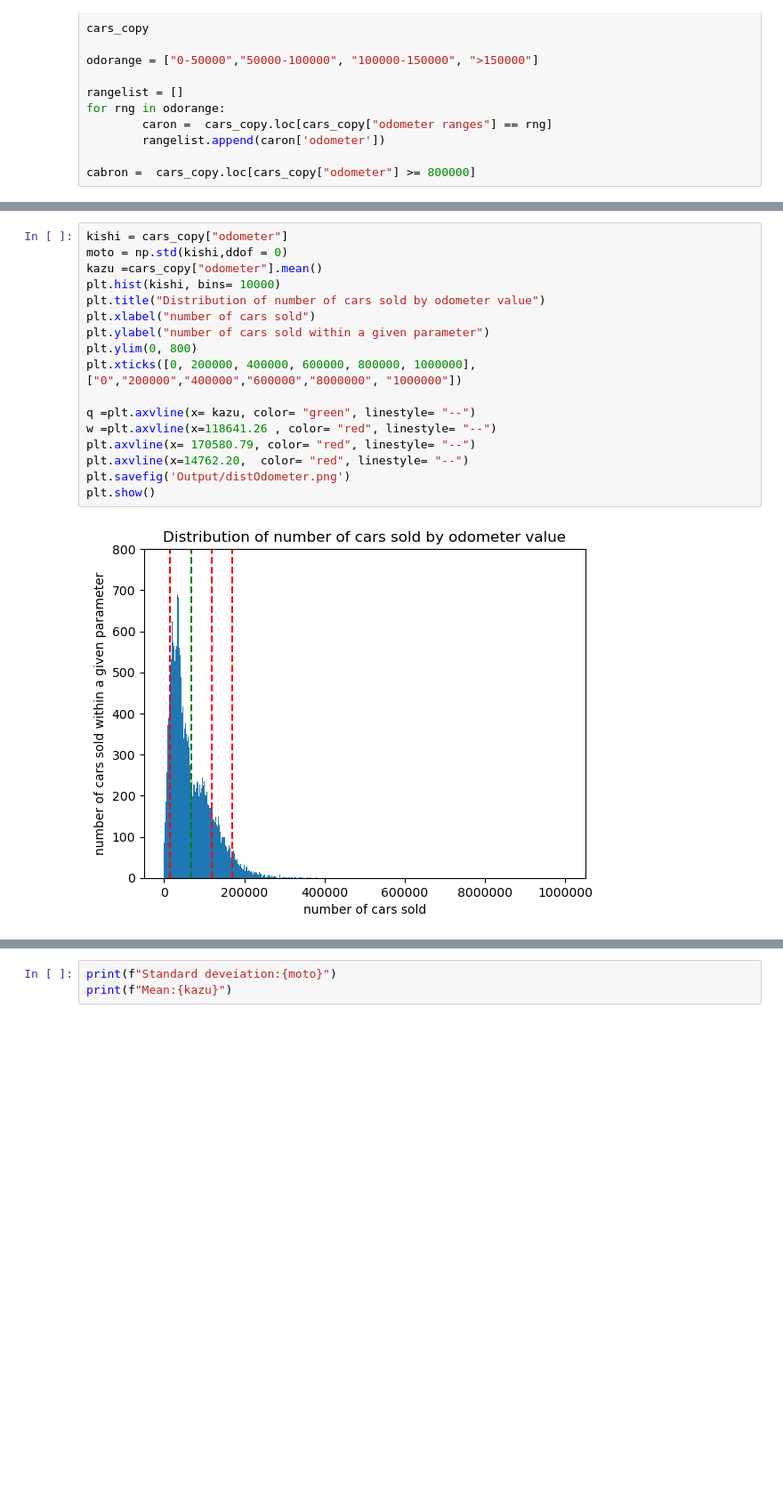
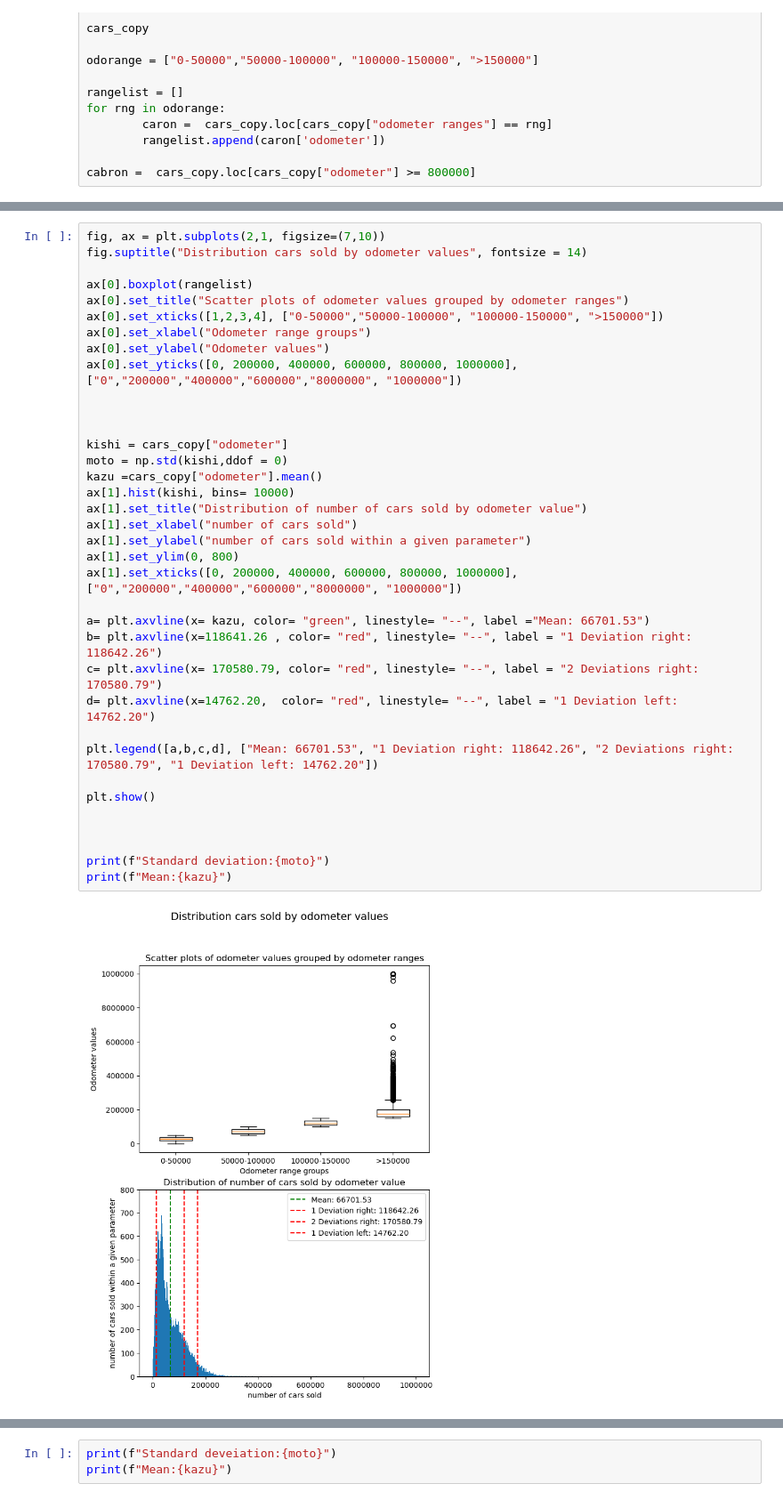
Before and after one commit to marsh52/project1, a Jupyter notebook: car_sales_analysis .ipynb, the cells around one changed output, grey strips where cells are left out. Shown: that part at 89% size. Saved outputs shown, nothing was run; the diff lists cells and outputs as text; blank space fills up the shorter version.

```diff
--- a/car_sales_analysis .ipynb
+++ b/car_sales_analysis .ipynb
@@ -283,19 +279,38 @@ plt.show()
 # %%
+fig, ax = plt.subplots(2,1, figsize=(7,10))
+fig.suptitle("Distribution cars sold by odometer values", fontsize = 14)
+
+ax[0].boxplot(rangelist)
+ax[0].set_title("Scatter plots of odometer values grouped by odometer ranges")
+ax[0].set_xticks([1,2,3,4], ["0-50000","50000-100000", "100000-150000", ">150000"])
+ax[0].set_xlabel("Odometer range groups")
+ax[0].set_ylabel("Odometer values")
+ax[0].set_yticks([0, 200000, 400000, 600000, 800000, 1000000],["0","200000","400000","600000","8000000", "1000000"])
+
+
+
 kishi = cars_copy["odometer"]
 moto = np.std(kishi,ddof = 0)
 kazu =cars_copy["odometer"].mean()
-plt.hist(kishi, bins= 10000)
-plt.title("Distribution of number of cars sold by odometer value")
-plt.xlabel("number of cars sold")
-plt.ylabel("number of cars sold within a given parameter")
-plt.ylim(0, 800)
-plt.xticks([0, 200000, 400000, 600000, 800000, 1000000],["0","200000","400000","600000","8000000", "1000000"])
+ax[1].hist(kishi, bins= 10000)
+ax[1].set_title("Distribution of number of cars sold by odometer value")
+ax[1].set_xlabel("number of cars sold")
+ax[1].set_ylabel("number of cars sold within a given parameter")
+ax[1].set_ylim(0, 800)
+ax[1].set_xticks([0, 200000, 400000, 600000, 800000, 1000000],["0","200000","400000","600000","8000000", "1000000"])
 
-q =plt.axvline(x= kazu, color= "green", linestyle= "--")
-w =plt.axvline(x=118641.26 , color= "red", linestyle= "--")
-plt.axvline(x= 170580.79, color= "red", linestyle= "--")
-plt.axvline(x=14762.20,  color= "red", linestyle= "--")
-plt.savefig('Output/distOdometer.png')
+a= plt.axvline(x= kazu, color= "green", linestyle= "--", label ="Mean: 66701.53")
+b= plt.axvline(x=118641.26 , color= "red", linestyle= "--", label = "1 Deviation right: 118642.26")
+c= plt.axvline(x= 170580.79, color= "red", linestyle= "--", label = "2 Deviations right: 170580.79")
+d= plt.axvline(x=14762.20,  color= "red", linestyle= "--", label = "1 Deviation left: 14762.20")
+
+plt.legend([a,b,c,d], ["Mean: 66701.53", "1 Deviation right: 118642.26", "2 Deviations right: 170580.79", "1 Deviation left: 14762.20"])
+
 plt.show()
+
+
+
+print(f"Standard deviation:{moto}")
+print(f"Mean:{kazu}")
 # %% [output]
-[figure, old version]
+[figure, new version]
```
Also changed, not shown: parts of 5 cells of this notebook.
